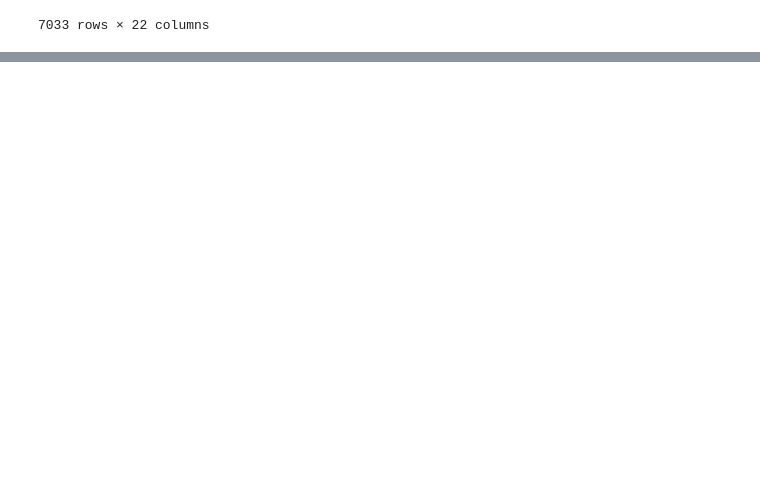
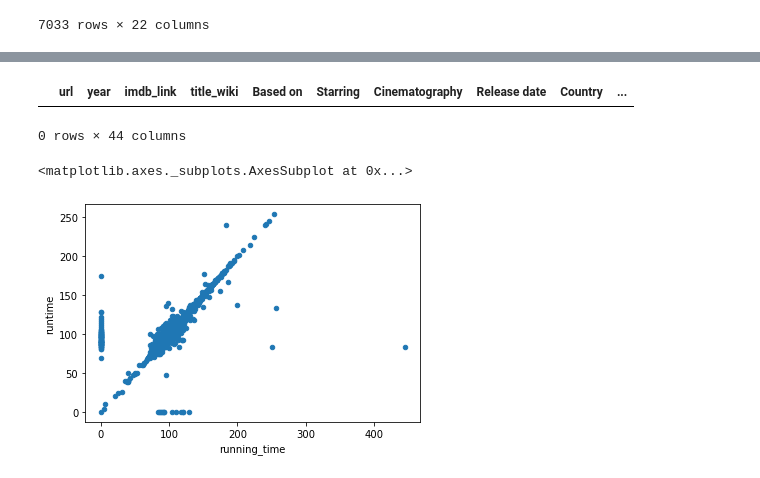
Before and after one commit to ewyluda/Movies-ETL, a Jupyter notebook: wiki_movies_json_practice.ipynb, the cells around one changed output, grey strips where cells are left out. Cells and saved outputs as stored; diff of their text form; code cells hidden in the pictures; blank space fills up the shorter version.

```diff
--- a/wiki_movies_json_practice.ipynb
+++ b/wiki_movies_json_practice.ipynb
@@ -984,0 +1072,12 @@ NameError: name 'kaggle_metadata' is not defined
+# %%
+# The above code creates the Boolean column we want. We just need to assign it back to video:
+
+kaggle_metadata['video'] = kaggle_metadata['video'] == 'True'
+# %%
+kaggle_metadata['budget'] = kaggle_metadata['budget'].astype(int)
+kaggle_metadata['id'] = pd.to_numeric(kaggle_metadata['id'], errors='raise')
+kaggle_metadata['popularity'] = pd.to_numeric(kaggle_metadata['popularity'], errors='raise')
+# %%
+# Since release_date is in a standard format, to_datetime() will convert it without any fuss.
+
+kaggle_metadata['release_date'] = pd.to_datetime(kaggle_metadata['release_date'])
@@ -984,0 +1143,5 @@ NameError: name 'kaggle_metadata' is not defined
+# %%
+# One of the things we always want to look out for after we've merged data is redundant columns.
+# Print out a list of the columns so we can identify which ones are redundant.
+
+movies_df = pd.merge(wiki_movies_df, kaggle_metadata, on='imdb_id', suffixes=['_wiki','_kaggle'])
@@ -984,0 +1195,18 @@ NameError: name 'kaggle_metadata' is not defined
+# %%
+# Let's confirm there aren't any missing titles in the Kaggle data with the following code:
+# Show any rows where title_kaggle is empty
+
+movies_df[(movies_df['title_kaggle'] == '') | (movies_df['title_kaggle'].isnull())]
+# %% [output]
+|  | url | year | imdb_link | title_wiki | Based on | Starring | Cinematography | Release date | Country | ... |
+0 rows × 44 columns
+# %%
+# The following code will fill in missing values with zero and make the scatter plot:
+
+movies_df.fillna(0).plot(x='running_time', y='runtime', kind='scatter')
+
+# Since the X axis is Wikipedia and the Y axis is Kaggle, this means there are more missing entries
+# in the Wikipedia data set than in the Kaggle data set.
+# %% [output]
+<matplotlib.axes._subplots.AxesSubplot at 0x...>
+[figure, added]
```
Also changed, not shown: parts of 69 cells of this notebook.
